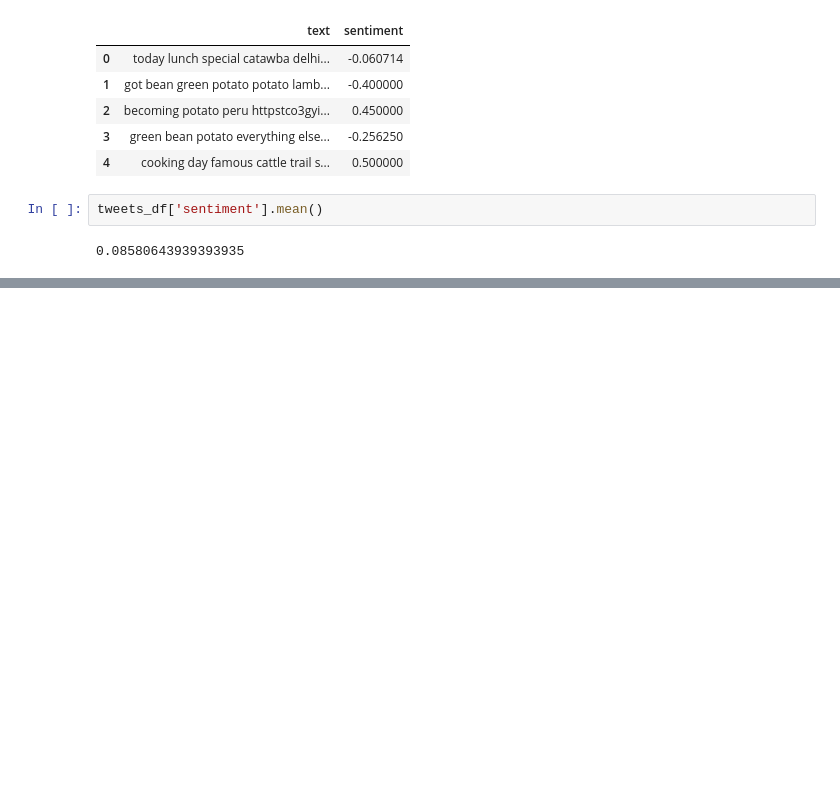
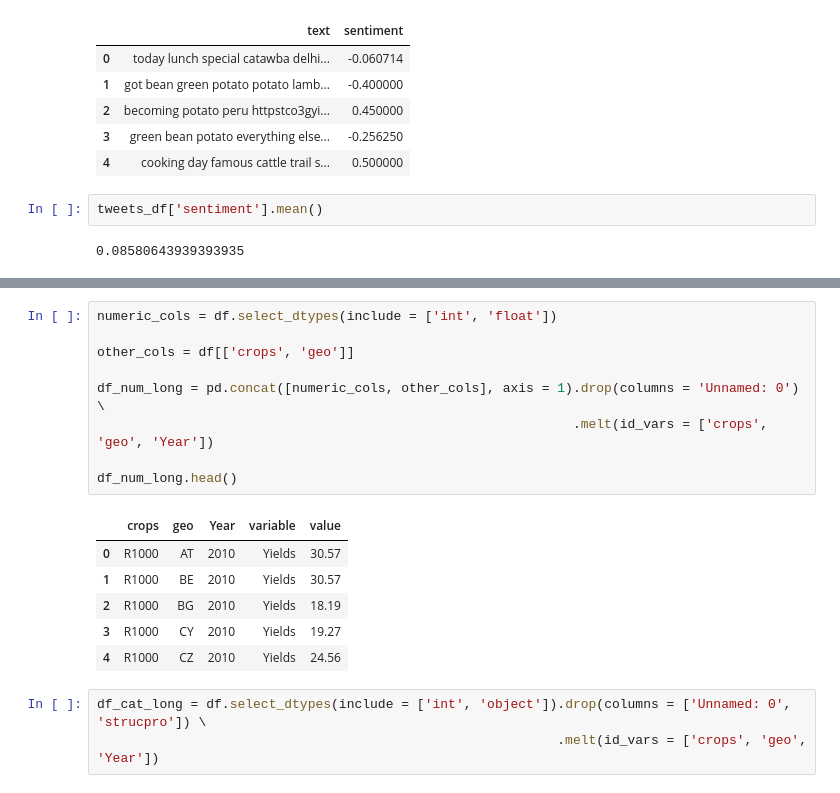
Before and after one commit to sba22206/semester1_ca2, a Jupyter notebook: Sentiment Analysis + Dashboard.ipynb, the cells around one changed output, grey strips where cells are left out. Cells and saved outputs as stored; diff of their text form; blank space fills up the shorter version.

```diff
--- a/Sentiment Analysis + Dashboard.ipynb
+++ b/Sentiment Analysis + Dashboard.ipynb
@@ -213,0 +244,19 @@ tweets_df['sentiment'].mean()
+# %%
+numeric_cols = df.select_dtypes(include = ['int', 'float'])
+
+other_cols = df[['crops', 'geo']]
+
+df_num_long = pd.concat([numeric_cols, other_cols], axis = 1).drop(columns = 'Unnamed: 0') \
+                                                             .melt(id_vars = ['crops', 'geo', 'Year'])
+
+df_num_long.head()
+# %% [output]
+|  | crops | geo | Year | variable | value |
+| 0 | R1000 | AT | 2010 | Yields | 30.57 |
+| 1 | R1000 | BE | 2010 | Yields | 30.57 |
+| 2 | R1000 | BG | 2010 | Yields | 18.19 |
+| 3 | R1000 | CY | 2010 | Yields | 19.27 |
+| 4 | R1000 | CZ | 2010 | Yields | 24.56 |
+# %%
+df_cat_long = df.select_dtypes(include = ['int', 'object']).drop(columns = ['Unnamed: 0', 'strucpro']) \
+                                                           .melt(id_vars = ['crops', 'geo', 'Year'])
```
Also changed, not shown: parts of 14 cells of this notebook.
